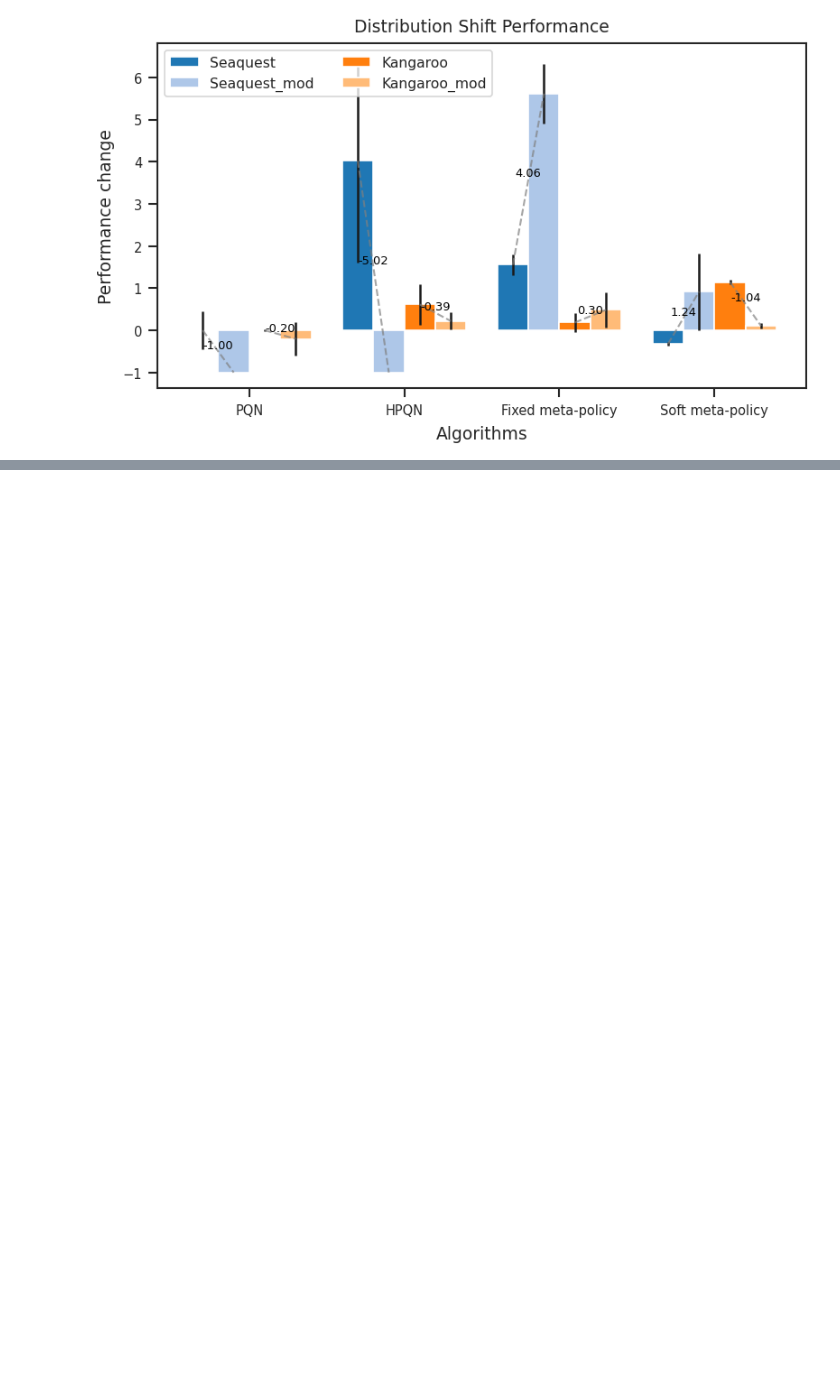
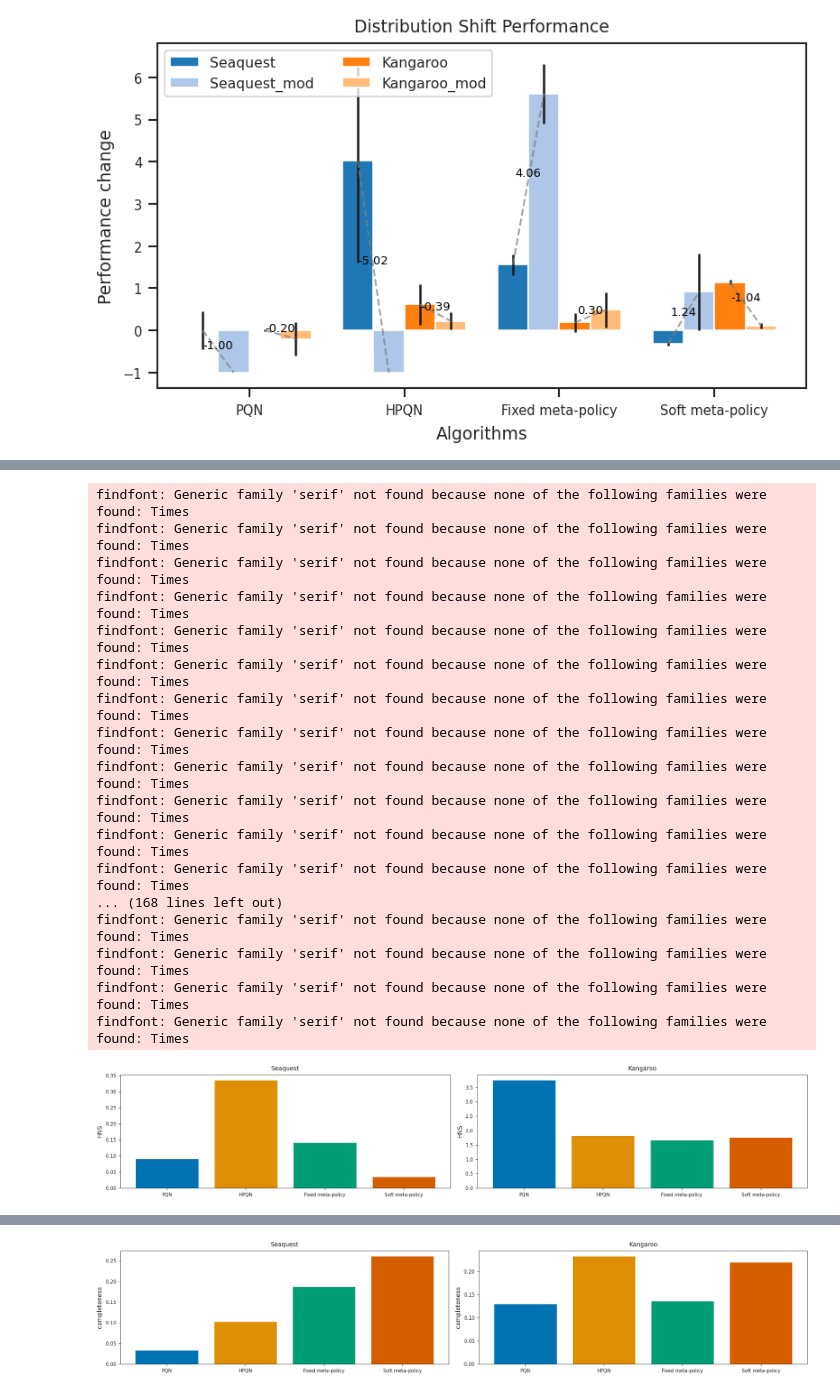
Before and after one commit to remunds/symbolic_options, a Jupyter notebook: src/symbolic_options/plots/plots.ipynb, the cells around one changed output, grey strips where cells are left out. Saved outputs shown, nothing was run; the diff lists cells and outputs as text; code cells hidden in the pictures; blank space fills up the shorter version.

```diff
--- a/src/symbolic_options/plots/plots.ipynb
+++ b/src/symbolic_options/plots/plots.ipynb
@@ -860,0 +896,71 @@ IndexError: single positional indexer is out-of-bounds
+# %%
+# Comparison bar plot (compare only best scores: human expert normalized env rewards, %of level completed/number divers rescued)
+# On games and game-mods (goal is to show that while env rewards might be better for PQN, we are better aligned and can deal with modifications)
+
+# double plots: first: x-axis: Seaquest/Kang, y-axis: HNS, second: y-axis: % of level completed/divers rescued
+# One for default games, one for modified games
+
+def single_comparison_plot(df, game_name, algos, metric, ax):
+    colors = sns.color_palette("colorblind")
+    # bar plot with only highest test_env_ret for each algo
+    for i, algo in enumerate(algos):
+        row = df[df["run_name"] == f"{algo}_{game_name}"].iloc[0]
+        # get the best test_env_ret
+        if metric == "HNS":
+            y_data = np.nanmax(row["test_env_ret"])
+            # normalize by human score
+            base_game = lambda g: g.split("_")[0].lower()
+            human_score = human_random_performance[base_game(game_name)][1]
+            y_data /= human_score
+        elif metric == "completeness":
+            if game_name == "Kangaroo":
+                y_data = np.nanmax(row["test_opt0_ret"]) / 432
+            elif game_name == "Seaquest":
+                y_data = (np.nanmax(row["test_opt1_ret"]) + 3) / (np.nanmax(row["test_opt0_ret"]) + 3)
+        ax.bar(i, y_data, label=algo, color=colors[i])
+        ax.set_xticks(np.arange(len(algos)))
+        ax.set_xticklabels([get_algorithm_from_name(a) for a in algos])
+        ax.set_ylabel(metric)
+        ax.set_title(f"{game_name}")
+
+with plt.rc_context({**bundles.neurips2024(usetex=False), **axes.lines()}):
+    # human normalized scores
+    # put both seaquest and kangaroo in one figure
+    fig, ax = plt.subplots(1, 2, figsize=(15, 3))
+    single_comparison_plot(seaquest_df, "Seaquest", ["pqn", "pqn_hier", "pqn_hier_llm", "pqn_hier_comb"], "HNS", ax[0])
+    single_comparison_plot(kangaroo_df, "Kangaroo", ["pqn", "pqn_hier", "pqn_hier_llm", "pqn_hier_comb"], "HNS", ax[1])
+    # save the figure
+    plt.tight_layout()
+    plt.savefig("comparison_hns.pdf", bbox_inches="tight")
+    plt.show()
+
+    # % of level completed / number of divers rescued
+    # this is hardcoded
+    # For kangaroo: reaching the joey (3x) is opt0 == 432
+    # For seaquest: opt1 + 3 (due to -1 for dying)
+    fig, ax = plt.subplots(1, 2, figsize=(15, 3))
+    single_comparison_plot(seaquest_df, "Seaquest", ["pqn", "pqn_hier", "pqn_hier_llm", "pqn_hier_comb"], "completeness", ax[0])
+    single_comparison_plot(kangaroo_df, "Kangaroo", ["pqn", "pqn_hier", "pqn_hier_llm", "pqn_hier_comb"], "completeness", ax[1])
+    # save the figure
+    plt.tight_layout()
+    plt.savefig("comparison_completeness.pdf", bbox_inches="tight")
+    plt.show()
+# %% [output]
+findfont: Generic family 'serif' not found because none of the following families were found: Times
+findfont: Generic family 'serif' not found because none of the following families were found: Times
+findfont: Generic family 'serif' not found because none of the following families were found: Times
+findfont: Generic family 'serif' not found because none of the following families were found: Times
+findfont: Generic family 'serif' not found because none of the following families were found: Times
+findfont: Generic family 'serif' not found because none of the following families were found: Times
+findfont: Generic family 'serif' not found because none of the following families were found: Times
+findfont: Generic family 'serif' not found because none of the following families were found: Times
+findfont: Generic family 'serif' not found because none of the following families were found: Times
+findfont: Generic family 'serif' not found because none of the following families were found: Times
+findfont: Generic family 'serif' not found because none of the following families were found: Times
+findfont: Generic family 'serif' not found because none of the following families were found: Times
+... (168 lines left out)
+findfont: Generic family 'serif' not found because none of the following families were found: Times
+findfont: Generic family 'serif' not found because none of the following families were found: Times
+findfont: Generic family 'serif' not found because none of the following families were found: Times
+findfont: Generic family 'serif' not found because none of the following families were found: Times
+[figure, added]
@@ -860,0 +984 @@ IndexError: single positional indexer is out-of-bounds
+[figure, added]
```
Also changed, not shown: parts of 3 cells of this notebook, 10 other files.
